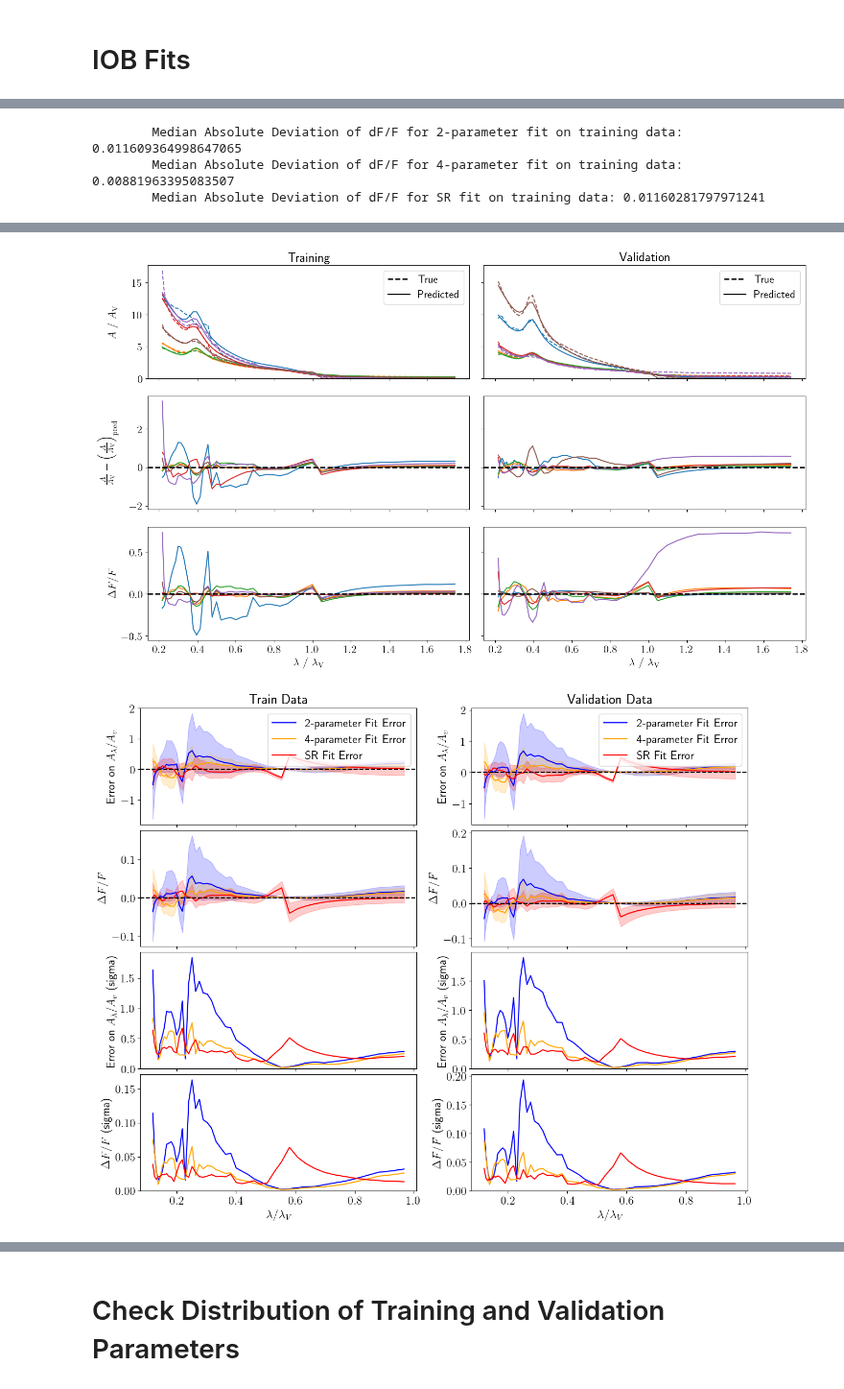
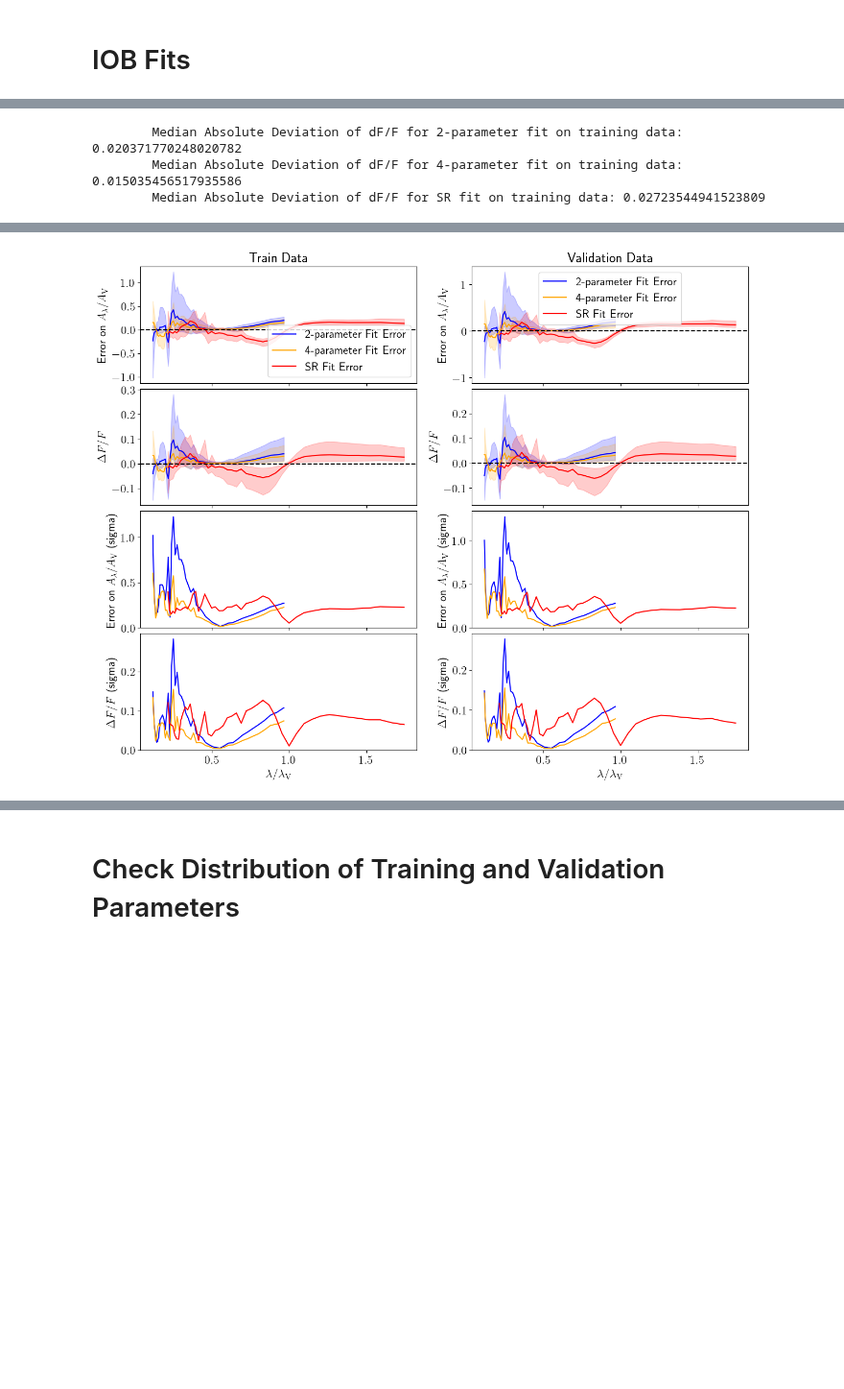
Before and after one commit to maho3/iob-attenuation, a Jupyter notebook: symbolic_regression/Results.ipynb, the cells around one changed output, grey strips where cells are left out. Shown at 96% size. Saved outputs shown, nothing was run; the diff lists cells and outputs as text; code cells hidden in the pictures; blank space fills up the shorter version.

Commit message:
Add optimisation of local parameters for SR output

```diff
--- a/symbolic_regression/Results.ipynb
+++ b/symbolic_regression/Results.ipynb
@@ -20,10 +24,12 @@ ini_file = 'conf/iob_6.ini'; ilen = 32 # quite simple -> rerunning as iob_10 wi
 # ini_file = 'conf/iob_10.ini'; ilen = 34
 ilen = 32
 # ilen = None
-processing_fun.plot_pareto(ini_file, ilen=ilen)
+# processing_fun.plot_pareto(ini_file, ilen=ilen)
 # processing_fun.prediction_plots(ini_file, ilen=ilen);
-processing_fun.plot_example(ini_file, ilen=ilen, nexamples=6);
-processing_fun.compare_to_literature(ini_file, ilen=ilen, which_gals='low');
+# processing_fun.plot_example(ini_file, ilen=ilen, nexamples=6);
+processing_fun.compare_to_literature(ini_file, ilen=ilen, which_gals='all', use_optimised=True);
+
+# TO DO: use_optimised=True seems to truncate the literature fits
 # %% [output]
 Reading from configuration file: conf/iob_6.ini
 
@@ -80,3 +58,3 @@ Using 304 galaxies with Av low.
-        Median Absolute Deviation of dF/F for 2-parameter fit on training data: 0.011609364998647065
-        Median Absolute Deviation of dF/F for 4-parameter fit on training data: 0.00881963395083507
-        Median Absolute Deviation of dF/F for SR fit on training data: 0.01160281797971241
+        Median Absolute Deviation of dF/F for 2-parameter fit on training data: 0.020371770248020782
+        Median Absolute Deviation of dF/F for 4-parameter fit on training data: 0.015035456517935586
+        Median Absolute Deviation of dF/F for SR fit on training data: 0.02723544941523809
@@ -84,2 +61 @@ Using 304 galaxies with Av low.
-[figure, removed]
-[figure, removed]
+[figure, new version]
```
Also changed, not shown: parts of 4 cells of this notebook, 5 other files.
